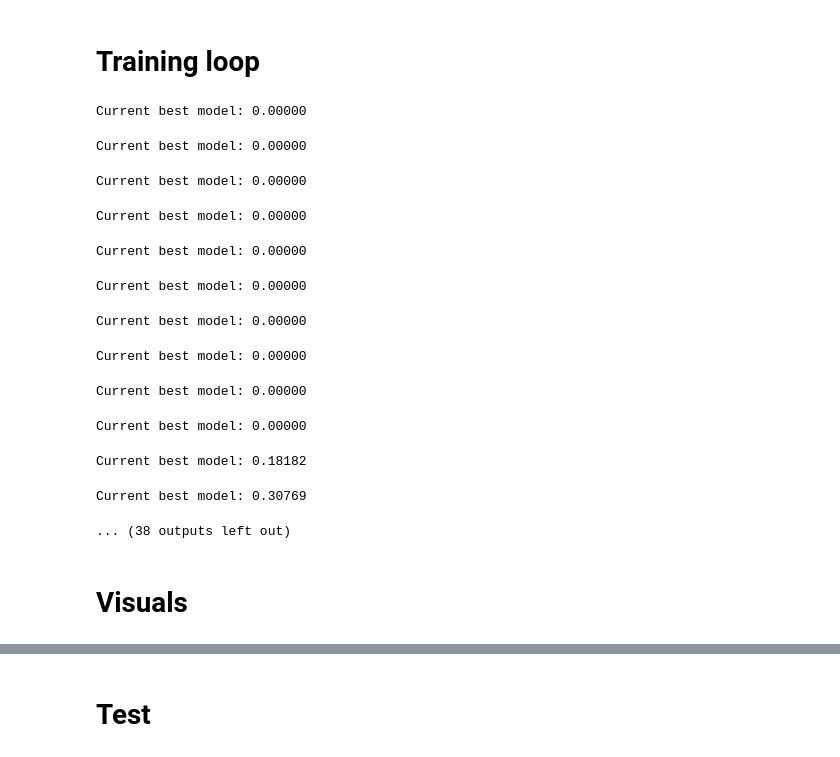
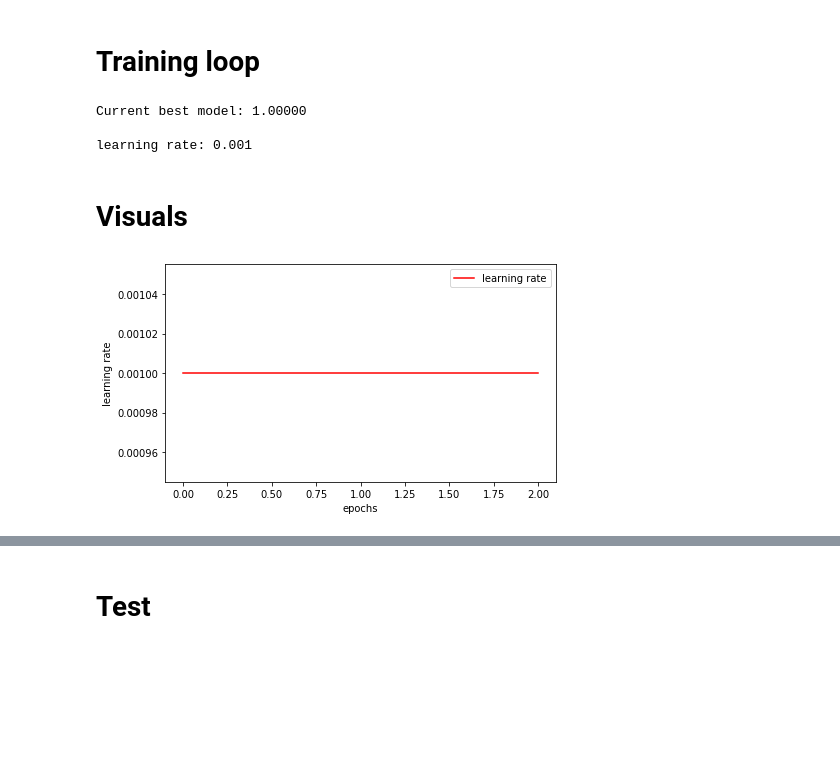
Before and after one commit to blobquiet/SIIM-ISIC-Melanoma-Classification, a Jupyter notebook: notebooks/Augmentation.ipynb, the cells around one changed output, grey strips where cells are left out. Saved outputs shown, nothing was run; the diff lists cells and outputs as text; code cells hidden in the pictures; blank space fills up the shorter version.

```diff
--- a/notebooks/Augmentation.ipynb
+++ b/notebooks/Augmentation.ipynb
@@ -552,6 +645,7 @@ from tqdm import tqdm
 import time
 
 train_loss, train_acc, train_f1, train_auc, val_loss, val_acc, val_f1, val_auc  = [], [], [], [], [], [], [], []
+fit_lr = []
 start = time.time()
 
 lr_scheduler = LRSchedulerPlateau(optimizer)
@@ -563,31 +657,37 @@ for epoch in range(1, params["epochs"] + 1):
   train_epoch_loss, train_epoch_acc, train_epoch_f1, train_epoch_auc = train(train_loader, model, criterion, optimizer, epoch, params)
   val_epoch_loss, val_epoch_acc, val_epoch_f1, val_epoch_auc = validate(val_loader, model, criterion, epoch, params)
   train_loss.append(train_epoch_loss);train_acc.append(train_epoch_acc);train_f1.append(train_epoch_f1);train_auc.append(train_epoch_auc)
-  val_loss.append(val_epoch_loss);val_acc.append(val_epoch_acc);val_auc.append(val_epoch_f1);val_auc.append(val_epoch_auc)
+  val_loss.append(val_epoch_loss);val_acc.append(val_epoch_acc);val_f1.append(val_epoch_f1);val_auc.append(val_epoch_auc)
   if params['lr_scheduler']:
     lr_scheduler(val_epoch_loss)
   if params['early_stopping']:
     early_stopping(val_epoch_loss)
     if early_stopping.early_stop:
       break
+  lr_ = get_lr(optimizer)
+  fit_lr.append(lr_)
+  print('learning rate:',lr_)
 end = time.time()
 print(f"Training time: {(end-start)/60:.3f} minutes")
 # %% [output]
-Current best model: 0.00000
+Current best model: 1.00000
+
+learning rate: 0.001
-Current best model: 0.00000
-Current best model: 0.00000
-Current best model: 0.00000
-Current best model: 0.00000
-Current best model: 0.00000
-Current best model: 0.00000
-Current best model: 0.00000
-Current best model: 0.00000
-Current best model: 0.00000
-Current best model: 0.18182
-Current best model: 0.30769
-... (38 outputs left out)
 # %% [markdown]
 # Visuals
+# %%
+import matplotlib.pyplot as plt
+
+lr_label= 'learning rate'
+plt.figure(figsize=(7, 4))
+plt.plot(fit_lr, color='red', label=lr_label)
+plt.xlabel('epochs')
+plt.ylabel(lr_label)
+plt.legend()
+plt.savefig(f"./{lr_label}.png")
+plt.show()
+# %% [output]
+[figure, added]
 # %%
 import matplotlib.pyplot as plt
 
```
Also changed, not shown: parts of 38 cells of this notebook.
